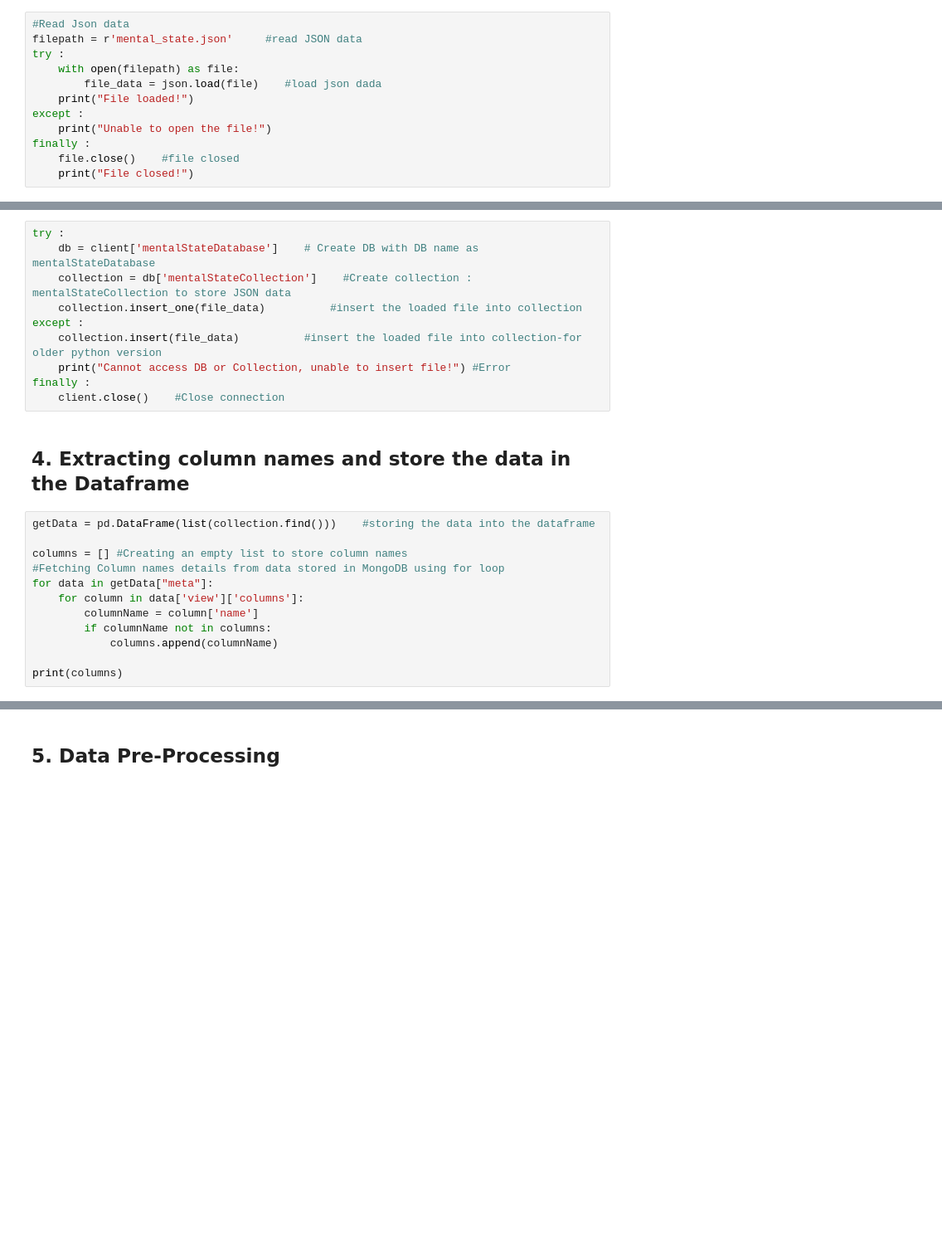
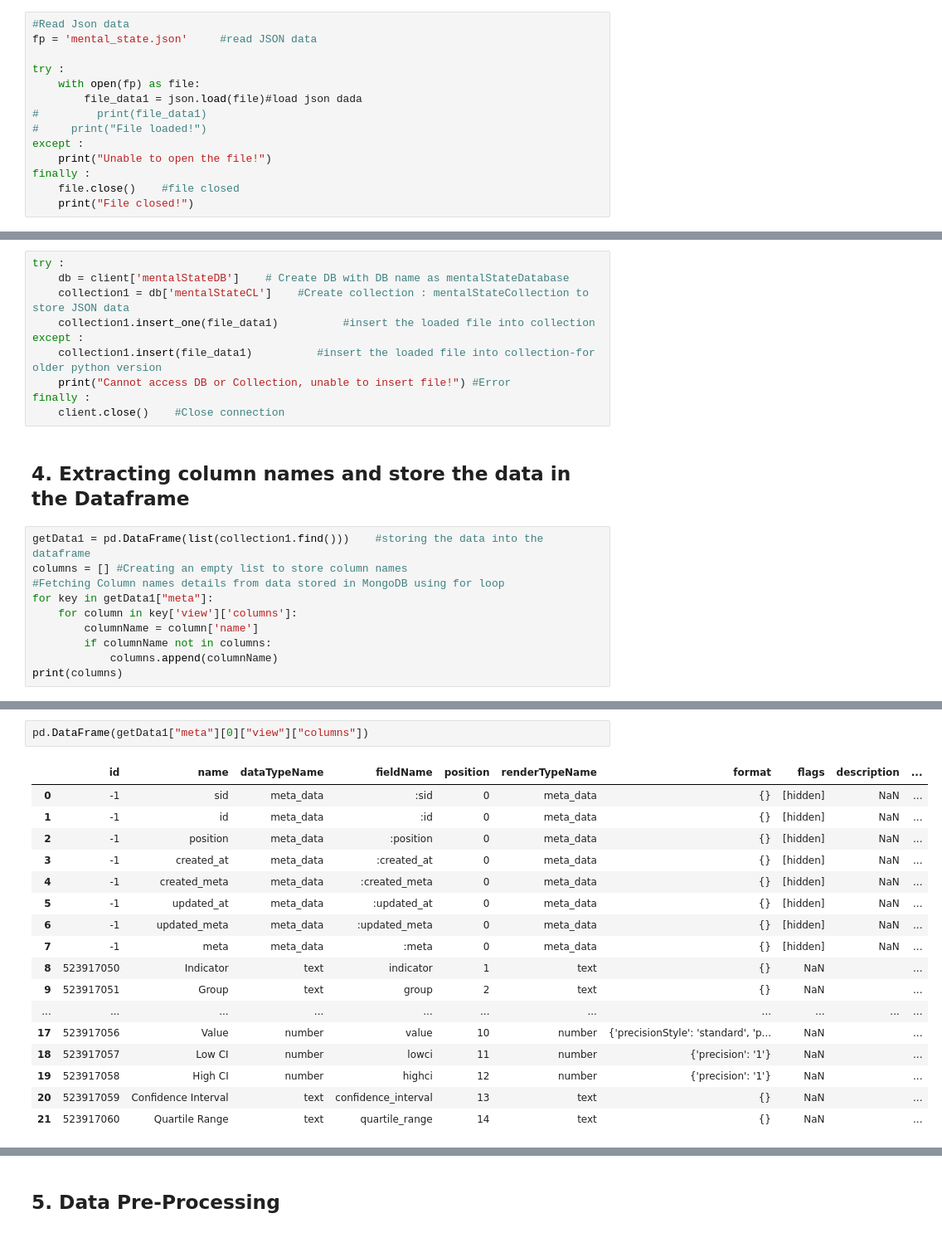
Before and after one commit to MangeshIpperNCI/DAP_PROJECT, a Jupyter notebook: x20150377_MentalState.ipynb, the cells around one changed output, grey strips where cells are left out. Shown at 83% size. Saved outputs shown, nothing was run; the diff lists cells and outputs as text; blank space fills up the shorter version.

```diff
--- a/x20150377_MentalState.ipynb
+++ b/x20150377_MentalState.ipynb
@@ -68,10 +70,12 @@ except :
 # %%
 #Read Json data
-filepath = r'mental_state.json'     #read JSON data
+fp = 'mental_state.json'     #read JSON data
+
 try :
-    with open(filepath) as file:
-        file_data = json.load(file)    #load json dada
-    print("File loaded!")
+    with open(fp) as file:
+        file_data1 = json.load(file)#load json dada
+#         print(file_data1)
+#     print("File loaded!")
 except :
     print("Unable to open the file!")
 finally :
@@ -80,10 +86,10 @@ finally :
 # %%
 try :
-    db = client['mentalStateDatabase']    # Create DB with DB name as mentalStateDatabase
-    collection = db['mentalStateCollection']    #Create collection : mentalStateCollection to store JSON data
-    collection.insert_one(file_data)          #insert the loaded file into collection
+    db = client['mentalStateDB']    # Create DB with DB name as mentalStateDatabase
+    collection1 = db['mentalStateCL']    #Create collection : mentalStateCollection to store JSON data
+    collection1.insert_one(file_data1)          #insert the loaded file into collection
 except :
-    collection.insert(file_data)          #insert the loaded file into collection-for older python version
+    collection1.insert(file_data1)          #insert the loaded file into collection-for older python version
     print("Cannot access DB or Collection, unable to insert file!") #Error
 finally :
     client.close()    #Close connection
@@ -91,14 +97,12 @@ finally :
 <a id=section4></a>
 ## 4. Extracting column names and store the data in the Dataframe
 # %%
-getData = pd.DataFrame(list(collection.find()))    #storing the data into the dataframe
-
+getData1 = pd.DataFrame(list(collection1.find()))    #storing the data into the dataframe
 columns = [] #Creating an empty list to store column names
 #Fetching Column names details from data stored in MongoDB using for loop
-for data in getData["meta"]:
-    for column in data['view']['columns']:
+for key in getData1["meta"]:
+    for column in key['view']['columns']:
         columnName = column['name']
         if columnName not in columns:
             columns.append(columnName)
-
 print(columns)
@@ -105 +111,21 @@ print(columns)
+# %%
+pd.DataFrame(getData1["meta"][0]["view"]["columns"])
+# %% [output]
+|  | id | name | dataTypeName | fieldName | position | renderTypeName | format | flags | description | ... |
+| 0 | -1 | sid | meta_data | :sid | 0 | meta_data | {} | [hidden] | NaN | ... |
+| 1 | -1 | id | meta_data | :id | 0 | meta_data | {} | [hidden] | NaN | ... |
+| 2 | -1 | position | meta_data | :position | 0 | meta_data | {} | [hidden] | NaN | ... |
+| 3 | -1 | created_at | meta_data | :created_at | 0 | meta_data | {} | [hidden] | NaN | ... |
+| 4 | -1 | created_meta | meta_data | :created_meta | 0 | meta_data | {} | [hidden] | NaN | ... |
+| 5 | -1 | updated_at | meta_data | :updated_at | 0 | meta_data | {} | [hidden] | NaN | ... |
+| 6 | -1 | updated_meta | meta_data | :updated_meta | 0 | meta_data | {} | [hidden] | NaN | ... |
+| 7 | -1 | meta | meta_data | :meta | 0 | meta_data | {} | [hidden] | NaN | ... |
+| 8 | 523917050 | Indicator | text | indicator | 1 | text | {} | NaN |  | ... |
+| 9 | 523917051 | Group | text | group | 2 | text | {} | NaN |  | ... |
+| ... | ... | ... | ... | ... | ... | ... | ... | ... | ... | ... |
+| 17 | 523917056 | Value | number | value | 10 | number | {'precisionStyle': 'standard', 'p... | NaN |  | ... |
+| 18 | 523917057 | Low CI | number | lowci | 11 | number | {'precision': '1'} | NaN |  | ... |
+| 19 | 523917058 | High CI | number | highci | 12 | number | {'precision': '1'} | NaN |  | ... |
+| 20 | 523917059 | Confidence Interval | text | confidence_interval | 13 | text | {} | NaN |  | ... |
+| 21 | 523917060 | Quartile Range | text | quartile_range | 14 | text | {} | NaN |  | ... |
 # %%
```
Also changed, not shown: parts of 20 cells of this notebook, 3 other files.
